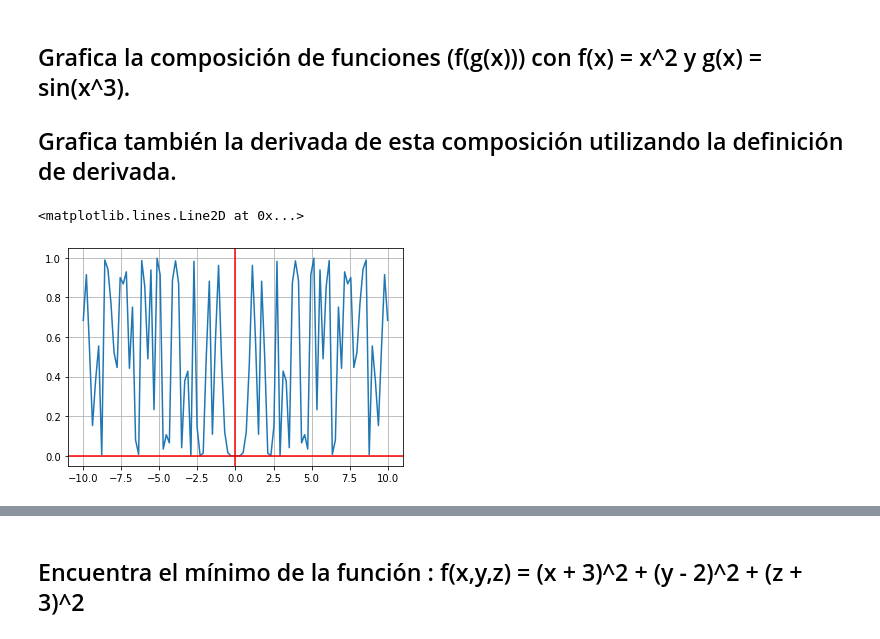
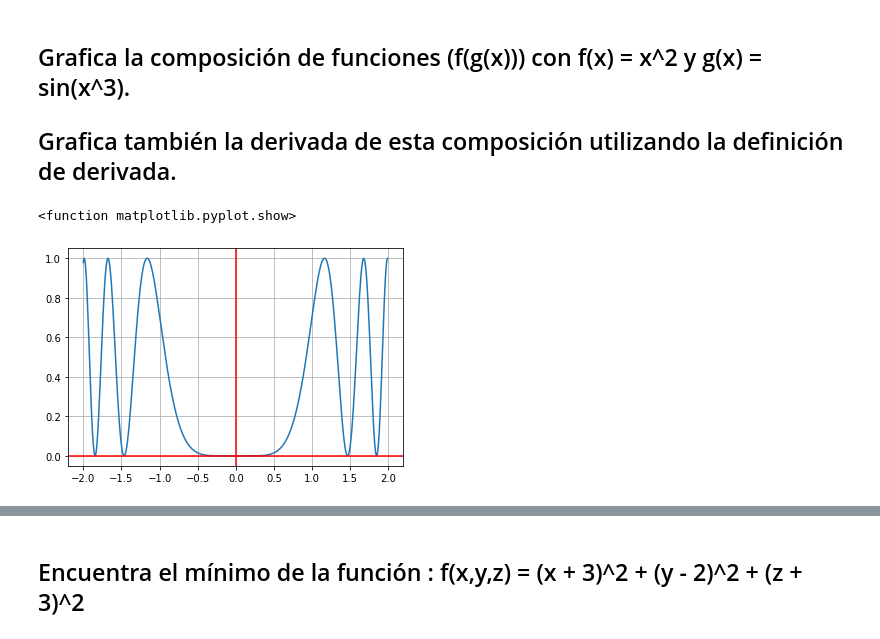
Before and after one commit to Riplecx/Prueba-repo, a Jupyter notebook: Copy_of_CalculoP1.ipynb, the cells around one changed output, grey strips where cells are left out. Saved outputs shown, nothing was run; the diff lists cells and outputs as text; code cells hidden in the pictures.

```diff
--- a/Copy_of_CalculoP1.ipynb
+++ b/Copy_of_CalculoP1.ipynb
@@ -9,7 +9,7 @@ import random
 # %%
 resolucion = 100
 # %%
-def f(x,y):
-  return (2*x**2-4*x-1)
+def f(x):
+  return ((2*x**2)-(4*x)-1)
 # %%
 x = np.linspace(-10,10, num=resolucion)
@@ -34,8 +49,0 @@ dxdy = derivada(f,x,y,h)
-# %%
-x = np.linspace(-10,10, num=resolucion)
-
-fig, ax = plt.subplots()
-ax.plot(x, dxdy)
-ax.grid()
-ax.axhline(y=0, color='r')
-ax.axvline(x=0, color='r')
@@ -58,8 +63,8 @@ gradient_descent(gradient=lambda x: f(x,y), start = 10.0, learn_rate=0.01, n_ite
 
 ## Grafica también la derivada de esta composición utilizando la definición de derivada.
 # %%
-def f(x,y):
+def f(x):
   return (x**2)
 
-def g(x,y):
+def g(x):
   return (np.sin(x**3))
@@ -66,13 +73,14 @@ def g(x,y):
 # %%
-x = np.linspace(-10.0,10.0,num=resolucion)
-
-f_o_g = f(g(x,y),y)
+x = np.arange(-2.0 ,2.0 ,0.01)
+f_o_g = (f(g(x)))
+y = f_o_g
 # %%
 fig, ax = plt.subplots()
-ax.plot(x, f_o_g)
+ax.plot(x,y)
 ax.grid()
 ax.axhline(y=0, color='r')
 ax.axvline(x=0, color='r')
+plt.show
 # %% [output]
-<matplotlib.lines.Line2D at 0x...>
+<function matplotlib.pyplot.show>
-[figure, old version]
+[figure, new version]
```
Also changed, not shown: parts of 20 cells of this notebook.
